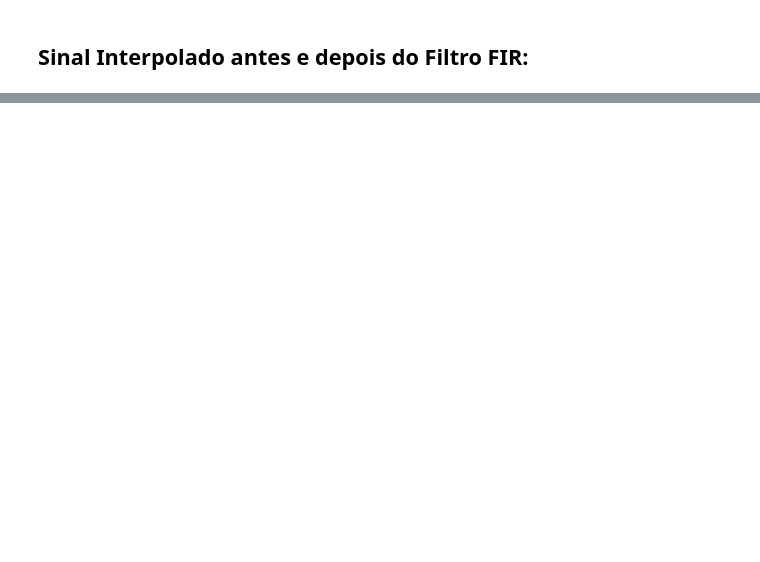
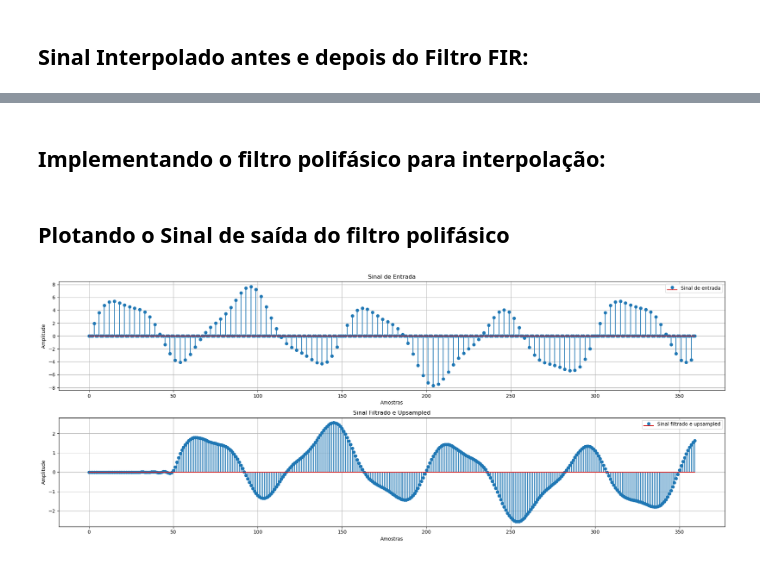
Before and after one commit to V-Emanuel/PDS, a Jupyter notebook: polyphase_filter.ipynb, the cells around one changed output, grey strips where cells are left out. Saved outputs shown, nothing was run; the diff lists cells and outputs as text; code cells hidden in the pictures; blank space fills up the shorter version.

Commit message:
feat: polyphase function

```diff
--- a/polyphase_filter.ipynb
+++ b/polyphase_filter.ipynb
@@ -112,0 +145,2 @@ plt.show()
+# %% [markdown]
+## Implementando o filtro polifásico para interpolação:
@@ -112,0 +173,29 @@ plt.show()
+# %% [markdown]
+## Plotando o Sinal de saída do filtro polifásico
+# %%
+polyphasefilter_signal = polyphase_filter(ruido_decimado, 100, (frequencia/20), 1)
+
+plt.figure(figsize=(20, 8))
+
+# Gráfico do sinal de entrada
+plt.subplot(2, 1, 1)
+plt.stem(ruido_decimado, label='Sinal de entrada')
+plt.title('Sinal de Entrada')
+plt.xlabel('Amostras')
+plt.ylabel('Amplitude')
+plt.grid()
+plt.legend()
+
+# Gráfico do sinal filtrado
+plt.subplot(2, 1, 2)
+plt.stem(polyphasefilter_signal, label='Sinal filtrado e upsampled')
+plt.title('Sinal Filtrado e Upsampled')
+plt.xlabel('Amostras')
+plt.ylabel('Amplitude')
+plt.grid()
+plt.legend()
+
+plt.tight_layout()
+plt.show()
+# %% [output]
+[figure, added]
```
Also changed, not shown: parts of 8 cells of this notebook, 3 other files.
